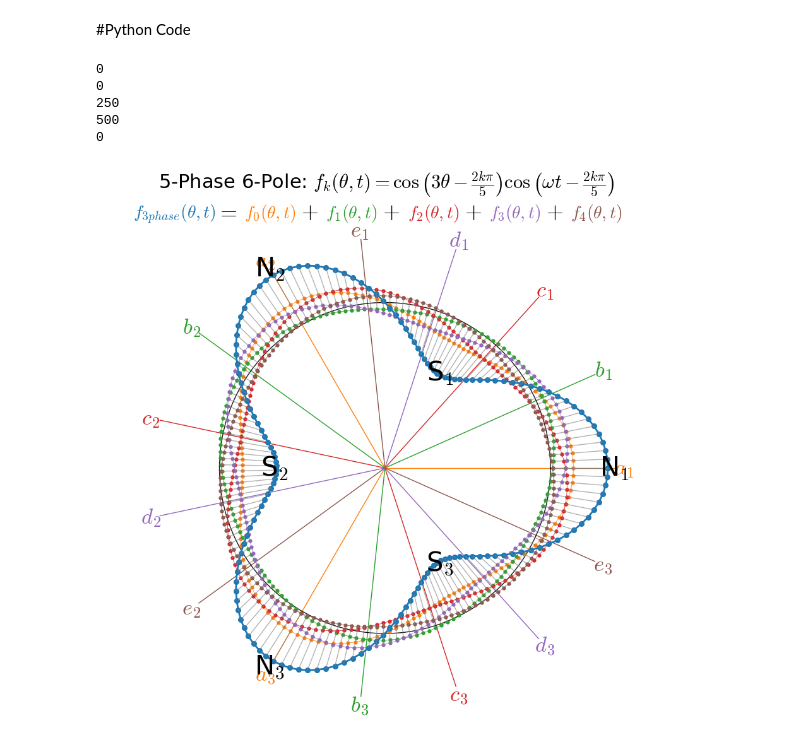
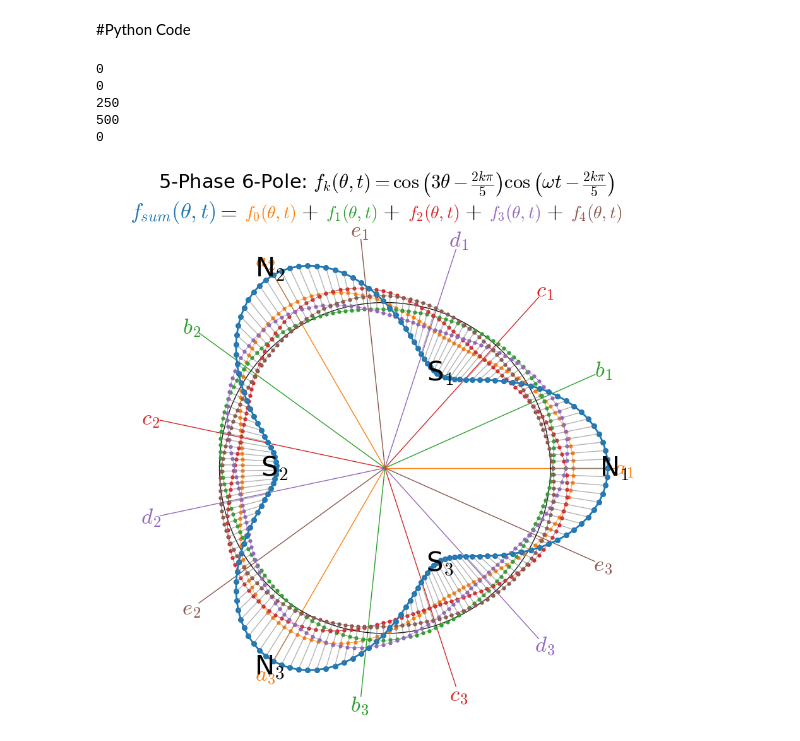
Before and after one commit to bingsen-wang/Electric-Machines, a Jupyter notebook: RotatingWaves5Phase6Pole_Polar.ipynb, the cells around one changed output. Cells and saved outputs as stored; diff of their text form; code cells hidden in the pictures.

```diff
--- a/RotatingWaves5Phase6Pole_Polar.ipynb
+++ b/RotatingWaves5Phase6Pole_Polar.ipynb
@@ -34,33 +34,33 @@ txt_poles=[ax0.text(0,0,[f'N$_{k//2+1}$',f'S$_{k//2+1}$'][k%2],
 ax0.plot(theta,r0+theta*0,'-k',lw=1,alpha=.9)
 
 ax1.set_title(r'5-Phase 6-Pole: $f_k(\theta,t)=\cos\left(3\theta-\frac{2k\pi}{5}\right) \cos\left(\omega t -\frac{2k\pi}{5}\right)$',size=22)
-ax1.text(-1.2,1.8,r'$f_{3phase}(\theta,t)$',color=clst[0],size=20,ha='right')
+ax1.text(-1.2,1.8,r'$f_{sum}(\theta,t)$',color=clst[0],size=25,ha='right')
 ax1.text(-1.2,1.8,r'$=$',size=25)
 [ax1.text(-1+.575*k,1.8,rf'$f_{k}(\theta,t)$',color=clst[k+1],size=20) for k in range(5)]
 [ax1.text(-.6+.575*k,1.8,r'$+$',size=25) for k in range(4)]
 
 lines=[ax0.plot([],[],'-o',color=clst[i+1],markersize=3.5,lw=.5)[0] for i in range(5)]
 lines.insert(0,ax0.plot([],[],'-o',color=clst[0],markersize=5.5,lw=2)[0])
 lines_v = [ax0.plot([],[],'-',c='.5',lw=1,alpha=.6)[0] for i in range(Ntheta)]
 
 def animate(ii):
   i=ii%Nf
   if i==0: print(ii) #for monitoring
   [txt_poles[k].set_position((np.pi*(k/p+2*(t[i]+ii//Nf)/p),[2.5,1.2][k%2])) for k in range(2*p)]
   fk = np.array([f(k,p*theta,t[i]*2*np.pi) for k in range(5)])
   fsum = np.sum(fk,axis=0)
   [lines[k+1].set_data(theta,fk[k]*.25+r0) for k in range(5)]
   [lines_v[k].set_data([theta[k],theta[k]], [min(list(fk[:,k])+[fsum[k]])*.25+r0,
     max(list(fk[:,k])+[fsum[k]])*.25+r0]) for k in range(Ntheta)]
   lines[0].set_data(theta,fsum*.25+r0)
   return
 anim = animation.FuncAnimation(fig, animate, frames=Nf*p, interval=50)
 # anim
 anim.save("RotatingWave5Phase6Pole_Polar.mp4", writer=animation.FFMpegWriter(fps=50), dpi = 200)
 # %% [output]
 0
 0
 250
 500
 0
-[figure, old version]
+[figure, new version]
```
